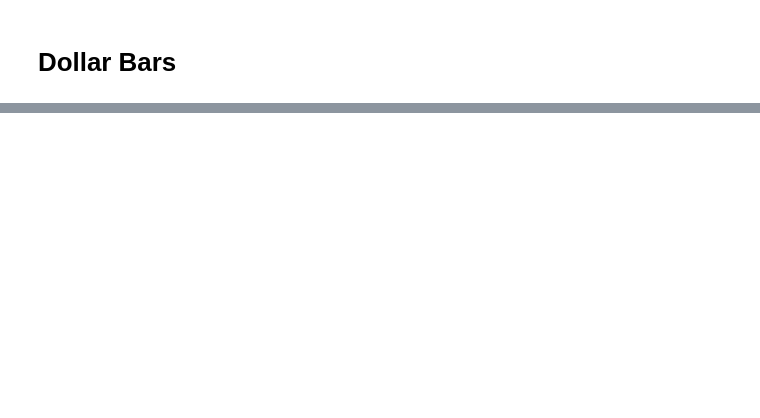
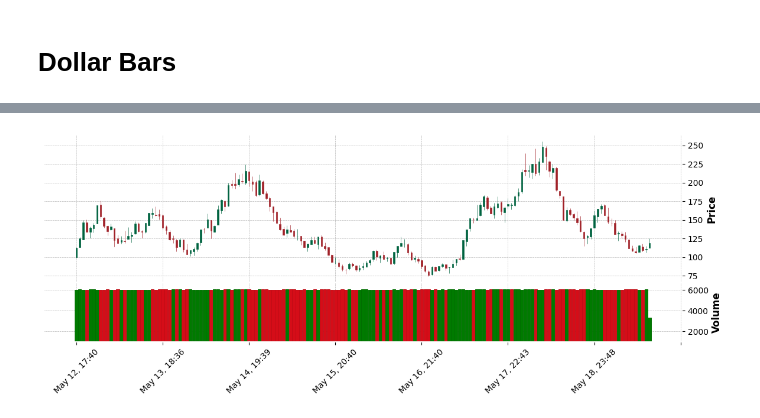
Before and after one commit to maxgao18/AFML, a Jupyter notebook: 2.1.ipynb, the cells around one changed output, grey strips where cells are left out. Cells and saved outputs as stored; diff of their text form; code cells hidden in the pictures; blank space fills up the shorter version.

```diff
--- a/2.1.ipynb
+++ b/2.1.ipynb
@@ -99,0 +123,10 @@ mplf.plot(dv_bars, type="candle", style="charles", figsize=(15,7), volume=True)
+# %%
+volume_indices = create_bar_indices(data, mean_hourly_volume, "volume")
+g = group_bars(data, volume_indices)
+g = with_dv(g)
+g = with_open(g)
+g = with_close(g)
+g = with_high(g)
+g = with_low(g)
+v_bars = get_bars(g)
+v_bars.head()
@@ -99,0 +141,4 @@ mplf.plot(dv_bars, type="candle", style="charles", figsize=(15,7), volume=True)
+# %%
+mplf.plot(v_bars, type="candle", style="charles", figsize=(15,5), volume=True)
+# %% [output]
+[figure, added]
```
Also changed, not shown: parts of 12 cells of this notebook.
